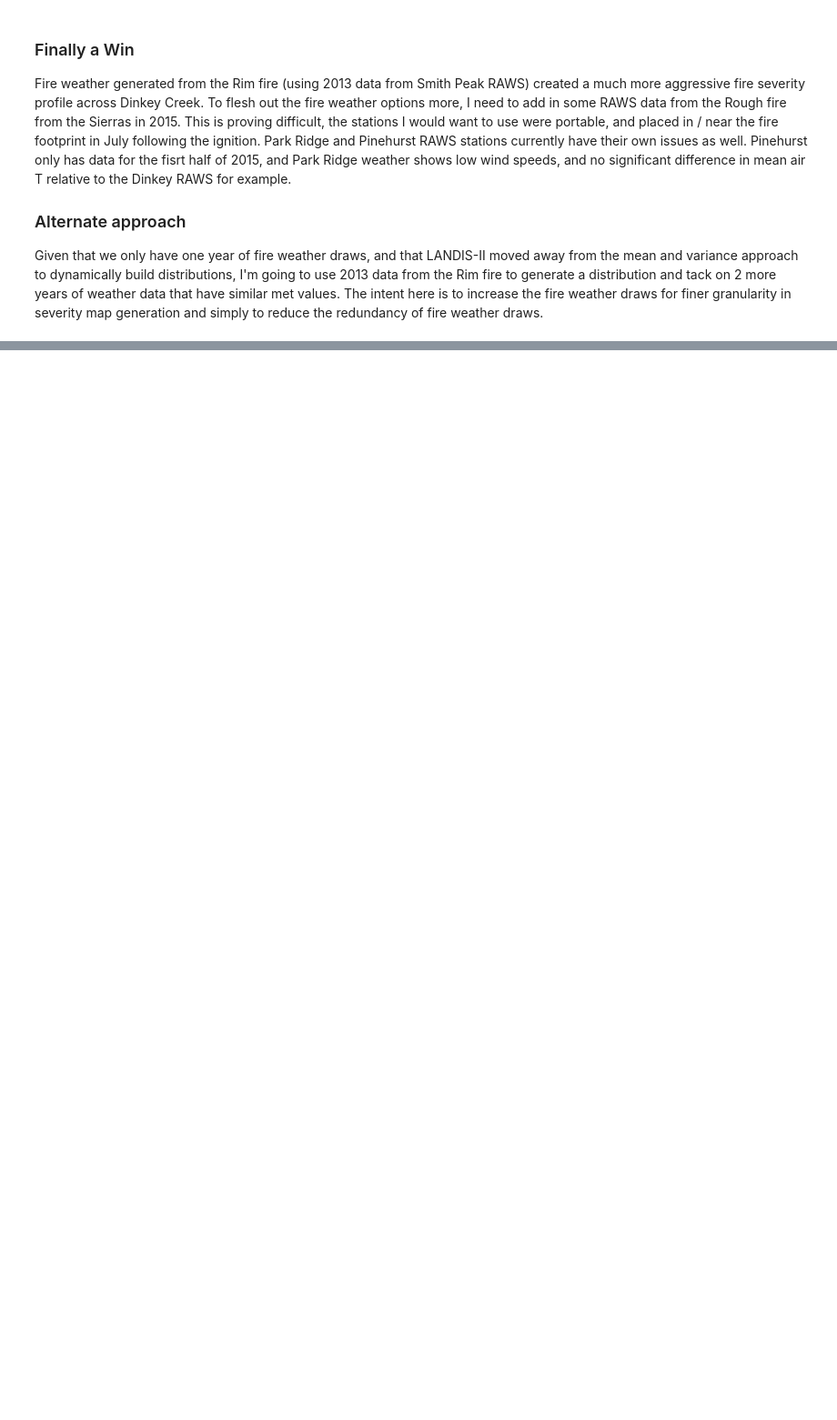
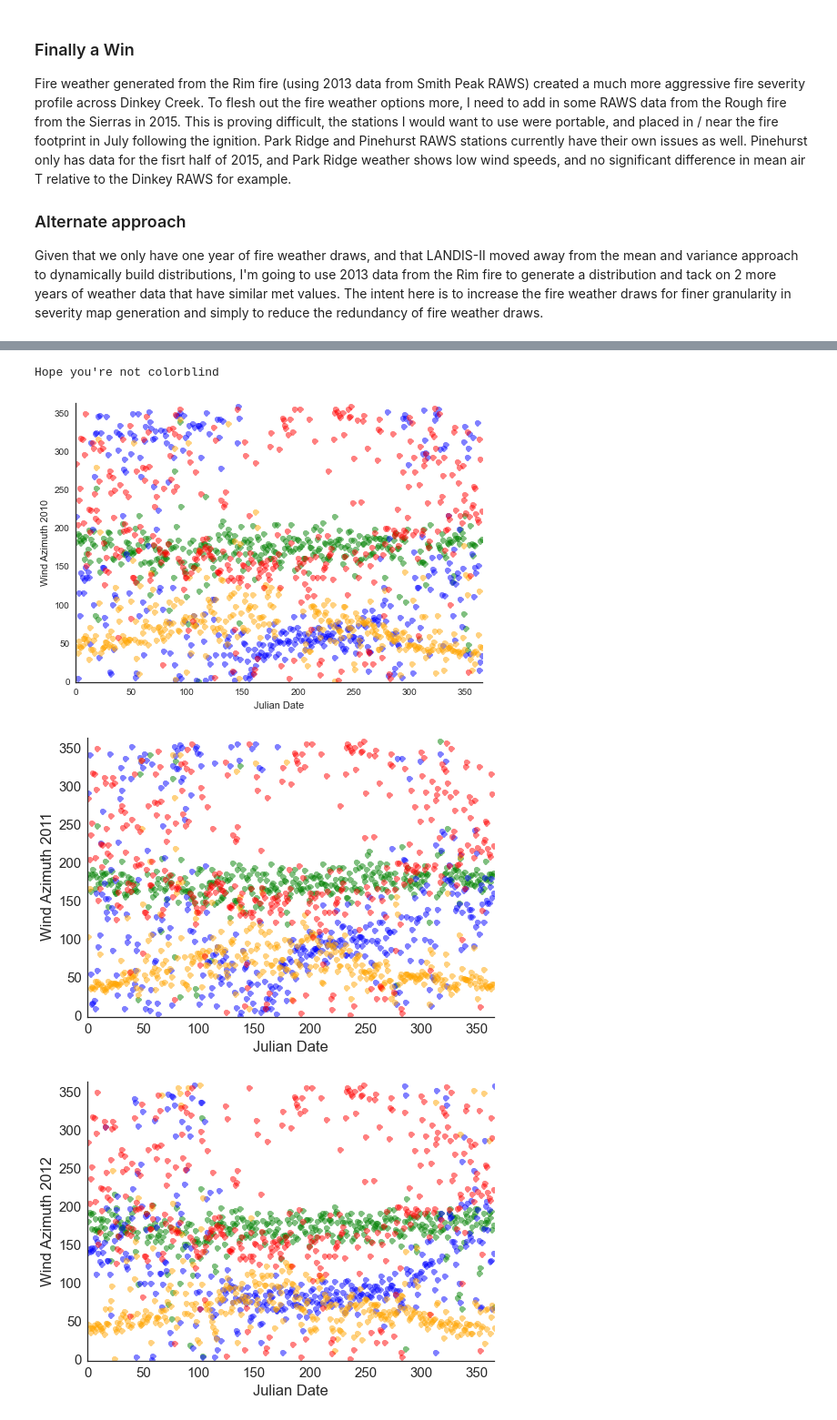
Before and after one commit to djkrofch/edulis, a Jupyter notebook: iPython_Notebooks/Dinkey_Creek/FireWeather_Prep.ipynb, the cells around one changed output, grey strips where cells are left out. Shown at 91% size. Saved outputs shown, nothing was run; the diff lists cells and outputs as text; code cells hidden in the pictures; blank space fills up the shorter version.

```diff
--- a/iPython_Notebooks/Dinkey_Creek/FireWeather_Prep.ipynb
+++ b/iPython_Notebooks/Dinkey_Creek/FireWeather_Prep.ipynb
@@ -286,0 +322,26 @@ are other options here for sure, but trying to keep this as simple as possible I
+# %%
+regionColors = ['green','blue','orange']
+for year in [2010, 2011, 2012]:
+    plt.figure()
+    historicFW_y = historicFW[historicFW.year == year]
+    historicAZ = historicFW_y
+    idx = 0
+    for FR in ['FR1','FR2','FR3']:
+        historicFR = historicAZ[historicAZ.FR == FR]
+        plt.plot(historicFR.Juliandate, historicFR.windazimuth, 'o', color = regionColors[idx], alpha = 0.5)
+        idx = idx + 1
+    plt.plot(severeFW.Juliandate, severeFW.windazimuth, 'or', alpha = 0.5)
+
+    plt.xlim([0,365])
+    plt.ylim([0,365])
+    sns.despine()
+    plt.xlabel('Julian Date')
+    plt.ylabel('Wind Azimuth ' + str(year))
+    sns.set_context('notebook', font_scale=1.5)
+
+print '''Hope you're not colorblind'''
+# %% [output]
+Hope you're not colorblind
+[figure, added]
+[figure, added]
+[figure, added]
```
Also changed, not shown: parts of 17 cells of this notebook, 1 other file.
